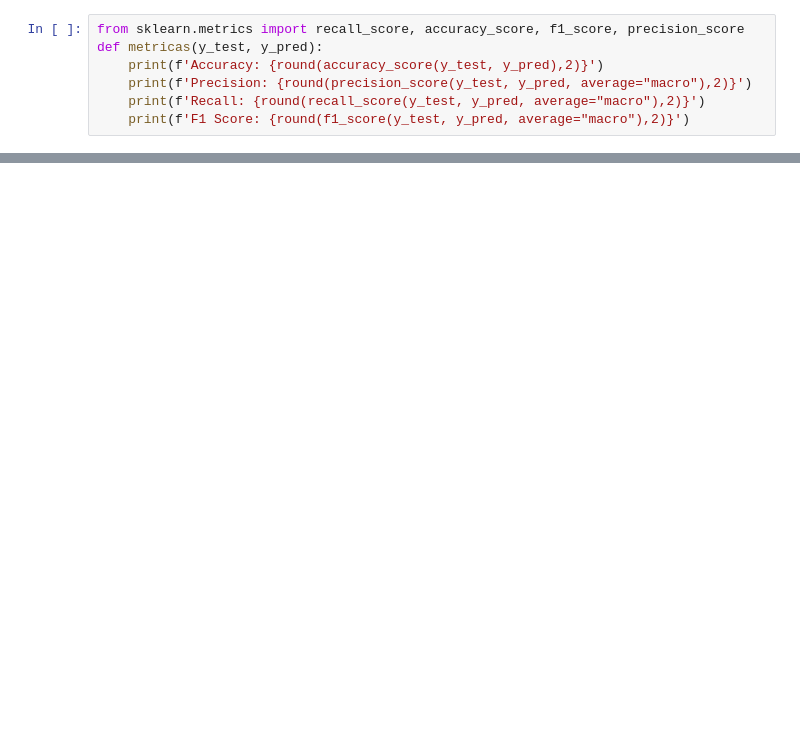
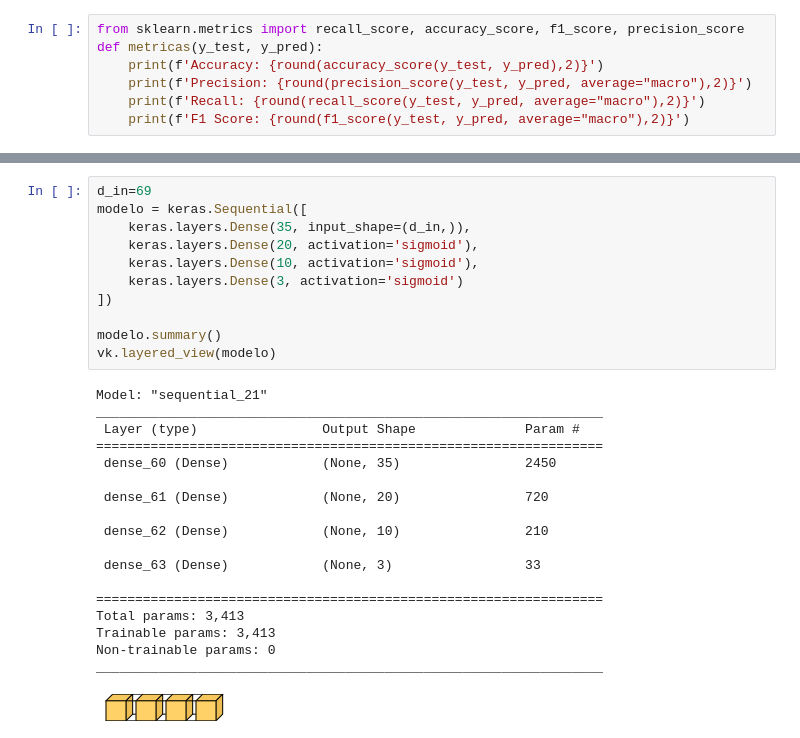
Before and after one commit to valencorrea/7506R-2C2022-GRUPO14-TP2, a Jupyter notebook: 7506R_TP1_GRUPO14_ENTREGA.ipynb, the cells around one changed output, grey strips where cells are left out. Drawn from its saved outputs; the diff is of its cells as text; blank space fills up the shorter version.

```diff
--- a/7506R_TP1_GRUPO14_ENTREGA.ipynb
+++ b/7506R_TP1_GRUPO14_ENTREGA.ipynb
@@ -619,0 +651,30 @@ import visualkeras
+# %%
+d_in=69
+modelo = keras.Sequential([
+    keras.layers.Dense(35, input_shape=(d_in,)),
+    keras.layers.Dense(20, activation='sigmoid'),
+    keras.layers.Dense(10, activation='sigmoid'),
+    keras.layers.Dense(3, activation='sigmoid')
+])
+
+modelo.summary()
+vk.layered_view(modelo)
+# %% [output]
+Model: "sequential_21"
+_________________________________________________________________
+ Layer (type)                Output Shape              Param #
+=================================================================
+ dense_60 (Dense)            (None, 35)                2450
+
+ dense_61 (Dense)            (None, 20)                720
+
+ dense_62 (Dense)            (None, 10)                210
+
+ dense_63 (Dense)            (None, 3)                 33
+
+=================================================================
+Total params: 3,413
+Trainable params: 3,413
+Non-trainable params: 0
+_________________________________________________________________
+[figure, added]
```
Also changed, not shown: parts of 15 cells of this notebook.
